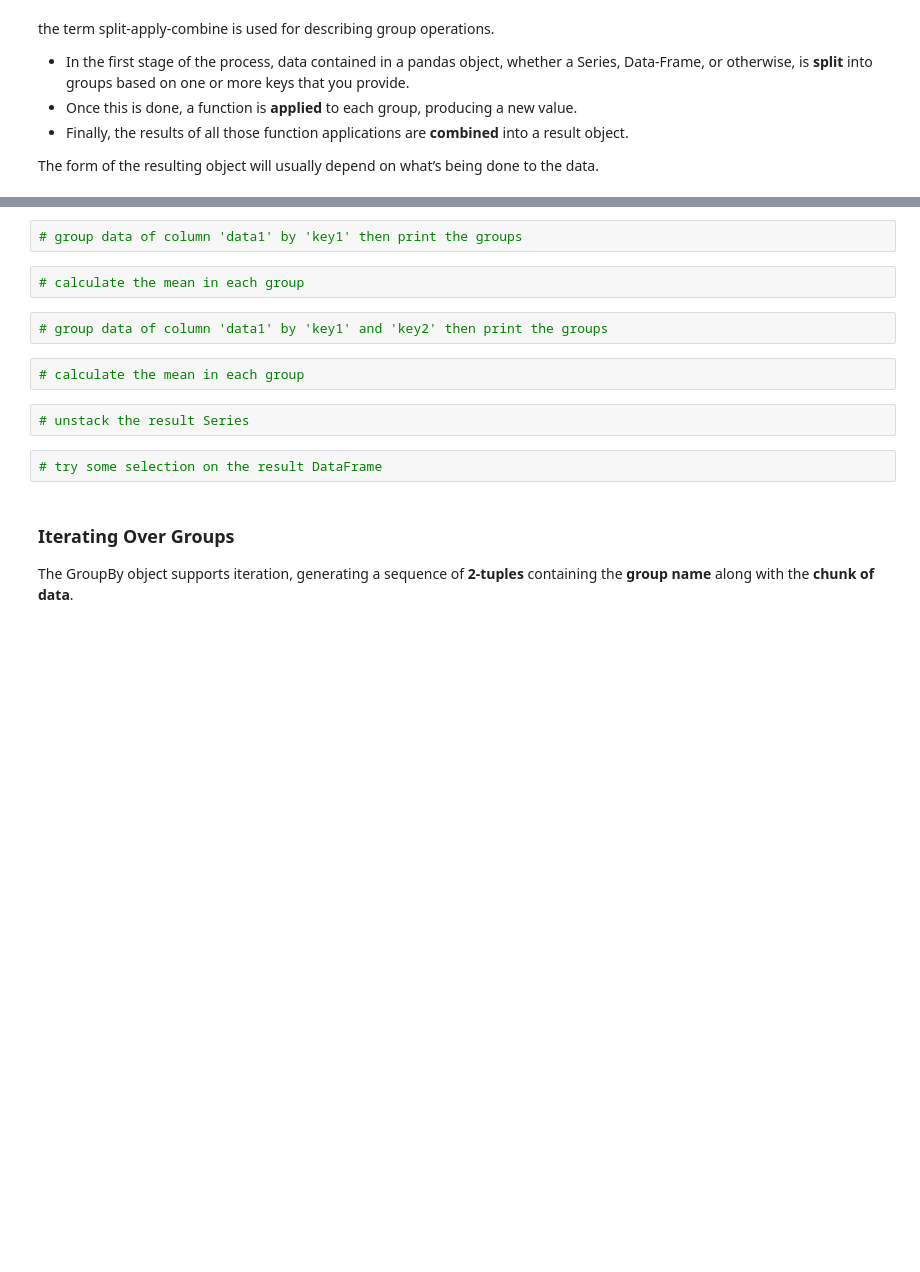
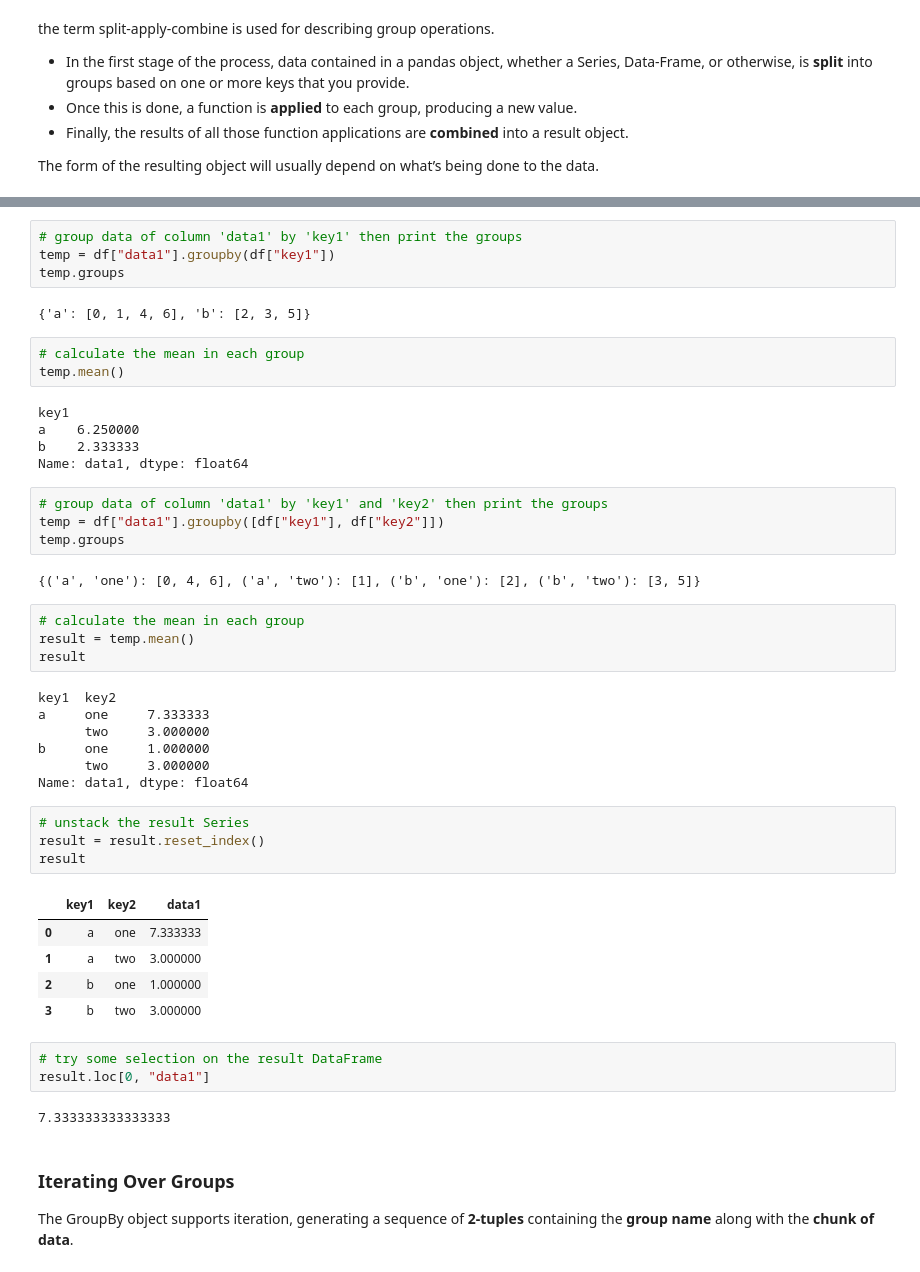
Before and after one commit to OmarInCS/data-analysis-visulization-python, a Jupyter notebook: week3/day2/lesson-9-data-cleaning.ipynb, the cells around one changed output, grey strips where cells are left out. Cells and saved outputs as stored; diff of their text form; blank space fills up the shorter version.

```diff
--- a/week3/day2/lesson-9-data-cleaning.ipynb
+++ b/week3/day2/lesson-9-data-cleaning.ipynb
@@ -143,15 +208,49 @@ df
 # %%
 # group data of column 'data1' by 'key1' then print the groups
+temp = df["data1"].groupby(df["key1"])
+temp.groups
+# %% [output]
+{'a': [0, 1, 4, 6], 'b': [2, 3, 5]}
 # %%
 # calculate the mean in each group
+temp.mean()
+# %% [output]
+key1
+a    6.250000
+b    2.333333
+Name: data1, dtype: float64
 # %%
 # group data of column 'data1' by 'key1' and 'key2' then print the groups
+temp = df["data1"].groupby([df["key1"], df["key2"]])
+temp.groups
+# %% [output]
+{('a', 'one'): [0, 4, 6], ('a', 'two'): [1], ('b', 'one'): [2], ('b', 'two'): [3, 5]}
 # %%
 # calculate the mean in each group
+result = temp.mean()
+result
+# %% [output]
+key1  key2
+a     one     7.333333
+      two     3.000000
+b     one     1.000000
+      two     3.000000
+Name: data1, dtype: float64
 # %%
 # unstack the result Series
+result = result.reset_index()
+result
+# %% [output]
+|  | key1 | key2 | data1 |
+| 0 | a | one | 7.333333 |
+| 1 | a | two | 3.000000 |
+| 2 | b | one | 1.000000 |
+| 3 | b | two | 3.000000 |
 # %%
 # try some selection on the result DataFrame
+result.loc[0, "data1"]
+# %% [output]
+7.333333333333333
 # %% [markdown]
 ### Iterating Over Groups
 The GroupBy object supports iteration, generating a sequence of **2-tuples** containing
```
Also changed, not shown: parts of 26 cells of this notebook, 6 other files.
